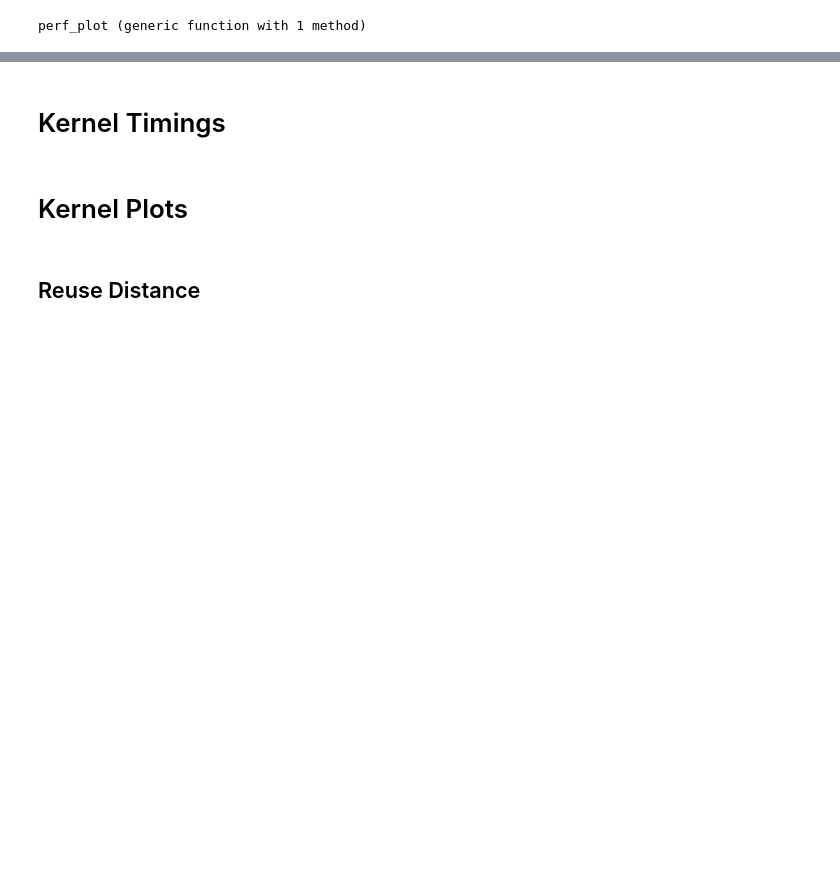
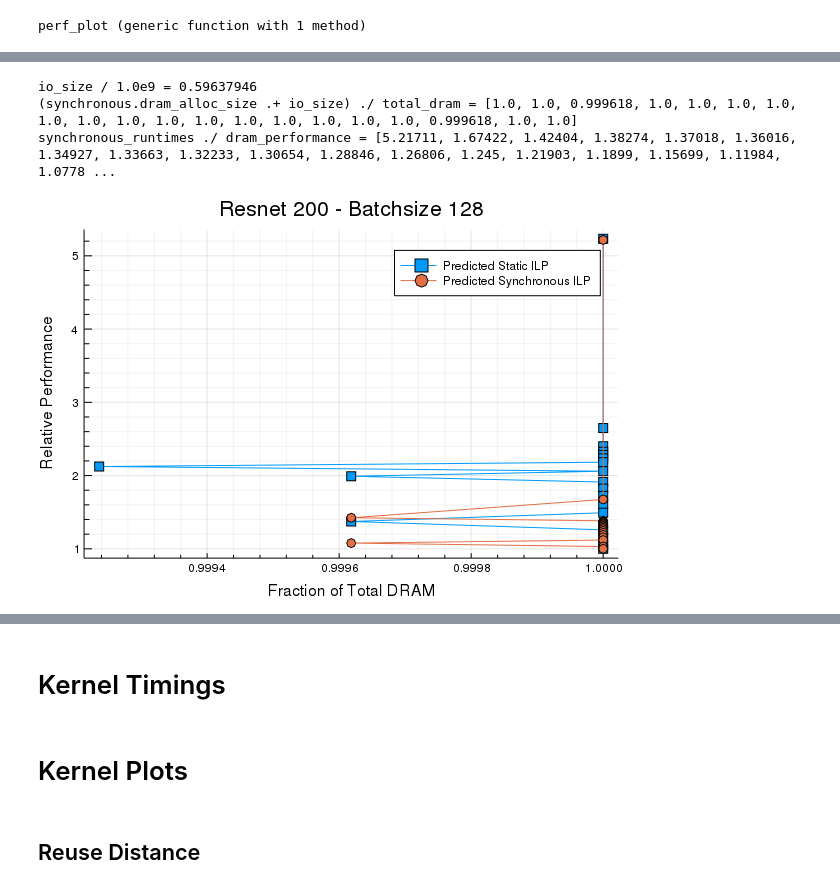
Before and after one commit to darchr/ml-tools, a Jupyter notebook: ngraph/notebooks/TheOneRing.ipynb, the cells around one changed output, grey strips where cells are left out. Drawn from its saved outputs; the diff is of its cells as text; code cells hidden in the pictures; blank space fills up the shorter version.

```diff
--- a/ngraph/notebooks/TheOneRing.ipynb
+++ b/ngraph/notebooks/TheOneRing.ipynb
@@ -67,3 +79,14 @@ io_size / 1.0e9 = 0.360044356
+# %%
+simple_data = deserialize("serials/skippedsimple_resnet200_128.jls")
+synchronous_data = deserialize("serials/skippedsynchronous_resnet200_128.jls")
+title = "Resnet 200 - Batchsize 128"
+
+perf_plot(simple_data, synchronous_data; title = title, use_predicted = true)
+# %% [output]
+io_size / 1.0e9 = 0.59637946
+(synchronous.dram_alloc_size .+ io_size) ./ total_dram = [1.0, 1.0, 0.999618, 1.0, 1.0, 1.0, 1.0, 1.0, 1.0, 1.0, 1.0, 1.0, 1.0, 1.0, 1.0, 1.0, 1.0, 0.999618, 1.0, 1.0]
+synchronous_runtimes ./ dram_performance = [5.21711, 1.67422, 1.42404, 1.38274, 1.37018, 1.36016, 1.34927, 1.33663, 1.32233, 1.30654, 1.28846, 1.26806, 1.245, 1.21903, 1.1899, 1.15699, 1.11984, 1.0778 ...
+[figure, added]
 # %%
 simple_data = deserialize("serials/simple_resnet200_256.jls")
 synchronous_data = deserialize("serials/synchronous_resnet200_256.jls")
```
Also changed, not shown: parts of 6 cells of this notebook, 12 other files.
